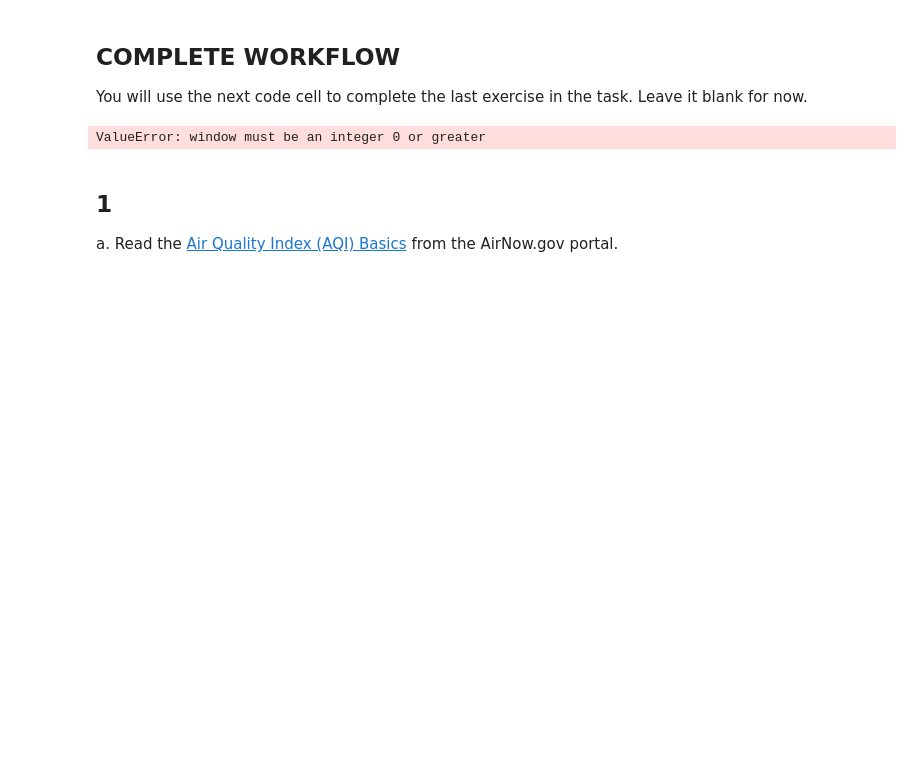
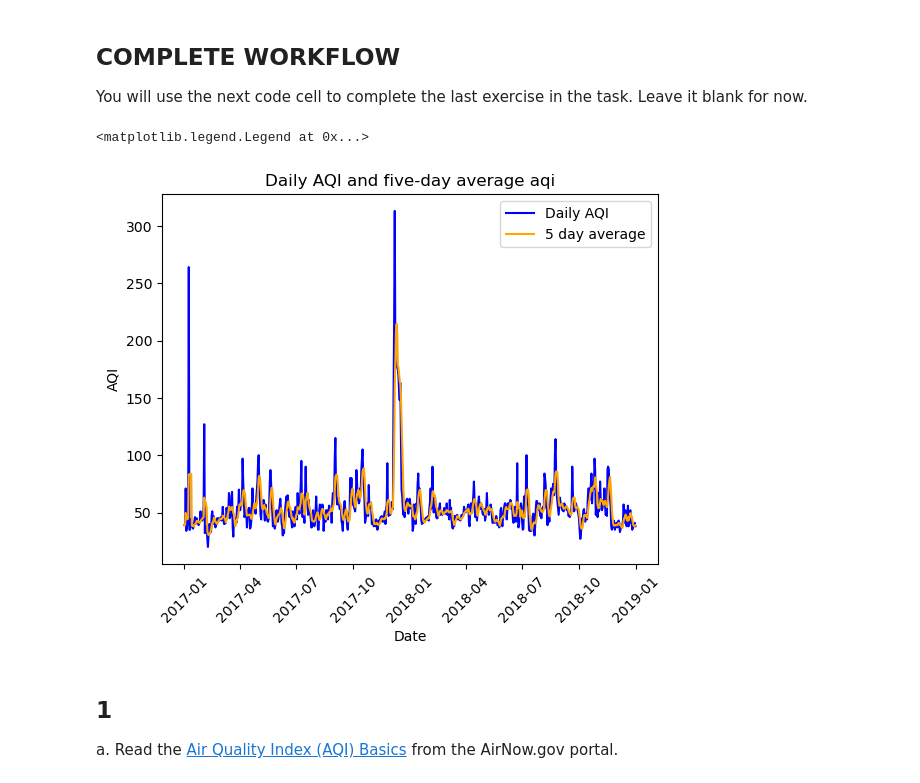
Before and after one commit to egp4aq/eds220-hwk2, a Jupyter notebook: hwk2-task3-aqi-Peterson.ipynb, the cells around one changed output. Drawn from its saved outputs; the diff is of its cells as text; code cells hidden in the pictures; blank space fills up the shorter version.

```diff
--- a/hwk2-task3-aqi-Peterson.ipynb
+++ b/hwk2-task3-aqi-Peterson.ipynb
@@ -35,38 +35,47 @@ You will use the next code cell to complete the last exercise in the task. Leave
 # %%
 # Load libraries
 import pandas as pd
 import numpy as np
 import matplotlib.pyplot as plt
 
 # Read in data from URL
 aqi_17 = pd.read_csv("https://aqs.epa.gov/aqsweb/airdata/daily_aqi_by_county_2017.zip", compression='zip')
 aqi_18 = pd.read_csv("https://aqs.epa.gov/aqsweb/airdata/daily_aqi_by_county_2018.zip", compression='zip')
 
 # Use the concat() function to combine the two dataframes
 aqi = pd.concat([aqi_17, aqi_18])
 
 # Simplify column names
 aqi.columns = (aqi.columns
                   .str.lower()
-                  .str.replace(' ','_')
-                )
+                  .str.replace(' ','_'))
 
 # Filter to data only from Santa Barbara county
 aqi_sb = aqi[aqi['county_name'] == 'Santa Barbara']
 # Drop state_name, county_name, state_code, and county_code columns from dataframe
 aqi_sb = aqi_sb.drop(['state_name','county_name','state_code','county_code'], axis = 1)
+
+# Make the date column a datetime object, and then set that as the index
+aqi_sb.date = pd.to_datetime(aqi_sb.date)
+aqi_sb = aqi_sb.set_index('date')
 
 # Calculate AQI rolling average over 5 days
 rolling_average = aqi_sb['aqi'].rolling(window='5D').mean()
 
 # Add a new column which includes the mean AQI for the 5 day rolling window
 aqi_sb['five_day_average'] = rolling_average
 
-# Plot aqi and five_day_average
-plt.plot(aqi_sb.index.values, aqi_sb['aqi'], color = "orange")
-plt.plot(aqi_sb.index.values, aqi_sb['five_day_average'], color = "blue")
+# Plot the data
+plt.plot(aqi_sb.index.values, aqi_sb['aqi'], color = "blue")
+plt.plot(aqi_sb.index.values, aqi_sb['five_day_average'], color = "orange")
+plt.xticks(rotation=45)
+plt.title("Daily AQI and five-day average aqi")
+plt.xlabel("Date")
+plt.ylabel("AQI")
+plt.legend(['Daily AQI', '5 day average'])
 # %% [output]
-ValueError: window must be an integer 0 or greater
+<matplotlib.legend.Legend at 0x...>
+[figure, added]
 # %% [markdown]
 ## 1
 
```
Also changed, not shown: parts of 9 cells of this notebook.
